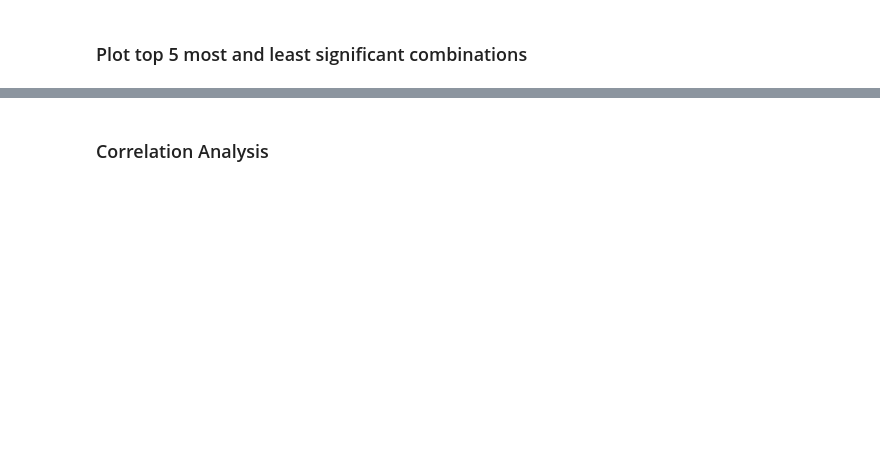
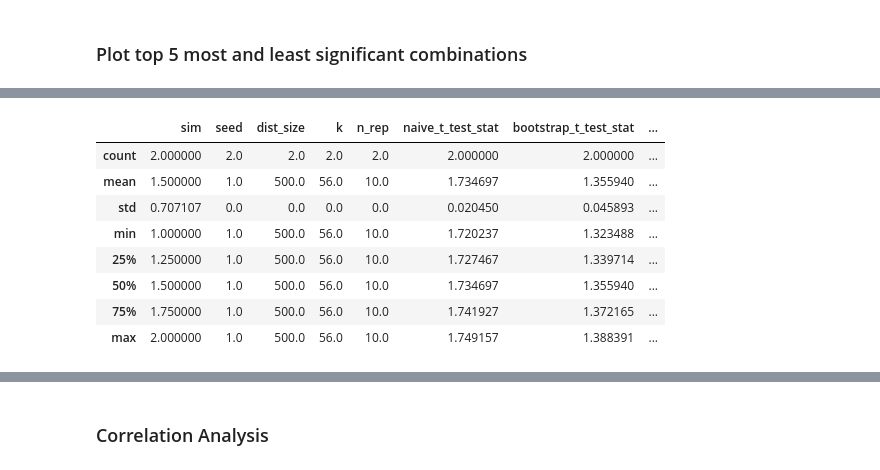
Before and after one commit to mjhof/edds-paper-reproduction, a Jupyter notebook: Simulations-Optimized.ipynb, the cells around one changed output, grey strips where cells are left out. Saved outputs shown, nothing was run; the diff lists cells and outputs as text; code cells hidden in the pictures; blank space fills up the shorter version.

```diff
--- a/Simulations-Optimized.ipynb
+++ b/Simulations-Optimized.ipynb
@@ -477,0 +571,18 @@ plot_t_test(combination_results, vs='naive', sim=2, ascending=False)
+# %%
+naive_not_sig = combination_results[(combination_results['naive_t_test_p_val'] > 0.05)]
+bootstrap_not_sig = combination_results[(combination_results['bootstrap_t_test_p_val'] > 0.05)]
+# %%
+naive_not_sig[[
+    'sim', 'seed', 'dist_size', 'k', 'n_rep', 'naive_t_test_stat',
+    'bootstrap_t_test_stat', 'naive_t_test_p_val', 'bootstrap_t_test_p_val'
+]].describe()
+# %% [output]
+|  | sim | seed | dist_size | k | n_rep | naive_t_test_stat | bootstrap_t_test_stat | ... |
+| count | 2.000000 | 2.0 | 2.0 | 2.0 | 2.0 | 2.000000 | 2.000000 | ... |
+| mean | 1.500000 | 1.0 | 500.0 | 56.0 | 10.0 | 1.734697 | 1.355940 | ... |
+| std | 0.707107 | 0.0 | 0.0 | 0.0 | 0.0 | 0.020450 | 0.045893 | ... |
+| min | 1.000000 | 1.0 | 500.0 | 56.0 | 10.0 | 1.720237 | 1.323488 | ... |
+| 25% | 1.250000 | 1.0 | 500.0 | 56.0 | 10.0 | 1.727467 | 1.339714 | ... |
+| 50% | 1.500000 | 1.0 | 500.0 | 56.0 | 10.0 | 1.734697 | 1.355940 | ... |
+| 75% | 1.750000 | 1.0 | 500.0 | 56.0 | 10.0 | 1.741927 | 1.372165 | ... |
+| max | 2.000000 | 1.0 | 500.0 | 56.0 | 10.0 | 1.749157 | 1.388391 | ... |
```
Also changed, not shown: parts of 13 cells of this notebook, 1 other file.
